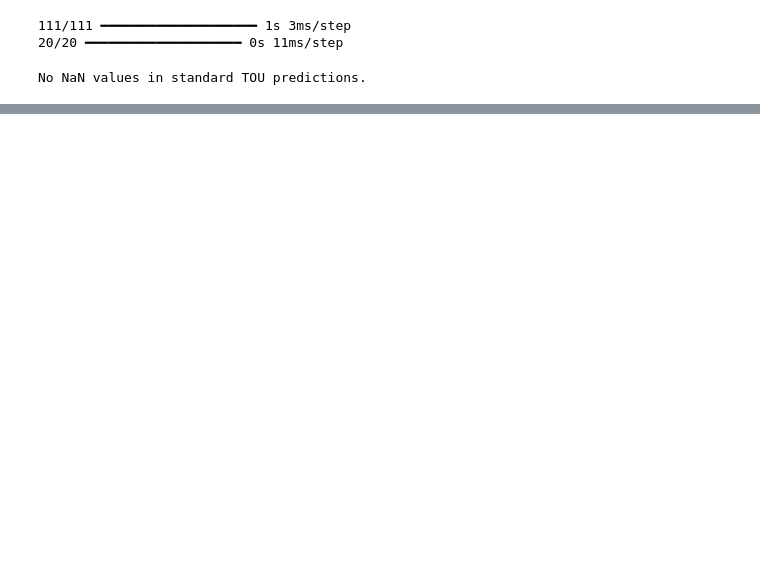
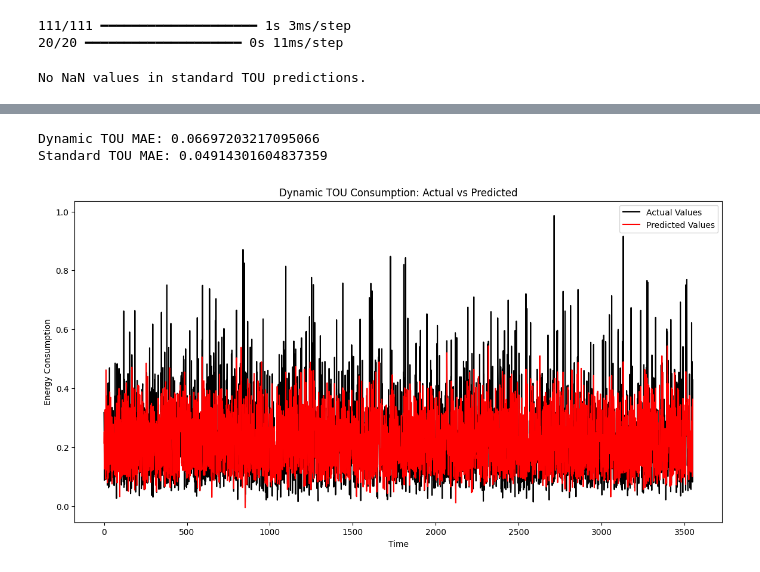
Before and after one commit to asgharlaib/Project_v1, a Jupyter notebook: Project.ipynb, the cells around one changed output, grey strips where cells are left out. Saved outputs shown, nothing was run; the diff lists cells and outputs as text; code cells hidden in the pictures; blank space fills up the shorter version.

```diff
--- a/Project.ipynb
+++ b/Project.ipynb
@@ -475,0 +476,16 @@ Best score found: -0.007260279862832353
+# %%
+# Build LSTM model
+def best_grid_lstm_model(input_shape, units=100, dropout_rate=0.2, learning_rate=0.01):
+    print(f"Building LSTM model with input shape: {input_shape}")
+    model = Sequential()
+    model.add(LSTM(units, return_sequences=True, input_shape=input_shape))
+    model.add(Dropout(dropout_rate))
+    model.add(LSTM(units, return_sequences=False))
+    model.add(Dropout(dropout_rate))
+    model.add(Dense(25))
+    model.add(Dense(1))
+    model.compile(optimizer=tf.keras.optimizers.Adam(learning_rate=learning_rate), loss='mean_squared_error')
+    return model
+# %%
+best_model_dynamic = best_grid_lstm_model(input_shape=(X_train_dyn.shape[1], X_train_dyn.shape[2]))
+history_best_dynamic = best_model_dynamic.fit(X_train_dyn, y_train_dyn, epochs=20, batch_size=32, validation_data=(X_test_dyn, y_test_dyn), verbose=1)
@@ -475,0 +534,6 @@ Best score found: -0.007260279862832353
+# %%
+# Predict consumption for dynamic users
+pred_dynamic1 = best_model_dynamic.predict(X_test_dyn)
+
+# Predict consumption for standard users
+pred_standard1 = best_model_standard.predict(X_test_std)
@@ -475,0 +543,31 @@ Best score found: -0.007260279862832353
+# %%
+# Inverse transform the predictions for dynamic users
+pred_dynamic1 = scaler_dynamic.inverse_transform(pred_dynamic1)
+y_test_dyn_inverse = scaler_dynamic.inverse_transform(y_test_dyn.reshape(-1, 1))
+
+# Inverse transform the predictions for standard users
+pred_standard1 = scaler_standard.inverse_transform(pred_standard1)
+y_test_std_inverse = scaler_standard.inverse_transform(y_test_std.reshape(-1, 1))
+# %%
+# Calculate MAE for dynamic users
+mae_dynamic = mean_absolute_error(y_test_dyn_inverse, pred_dynamic1)
+print(f"Dynamic TOU MAE: {mae_dynamic}")
+
+# Calculate MAE for standard users
+mae_standard = mean_absolute_error(y_test_std_inverse, pred_standard1)
+print(f"Standard TOU MAE: {mae_standard}")
+# %% [output]
+Dynamic TOU MAE: 0.06697203217095066
+Standard TOU MAE: 0.04914301604837359
+# %%
+# Plot the predictions vs actual values for dynamic TOU users
+plt.figure(figsize=(14, 7))
+plt.plot(y_test_dyn_inverse, color='black', label='Actual Values')
+plt.plot(pred_dynamic1, color='red', label='Predicted Values')
+plt.title('Dynamic TOU Consumption: Actual vs Predicted')
+plt.xlabel('Time')
+plt.ylabel('Energy Consumption')
+plt.legend()
+plt.show()
+# %% [output]
+[figure, added]
```
Also changed, not shown: parts of 9 cells of this notebook.
